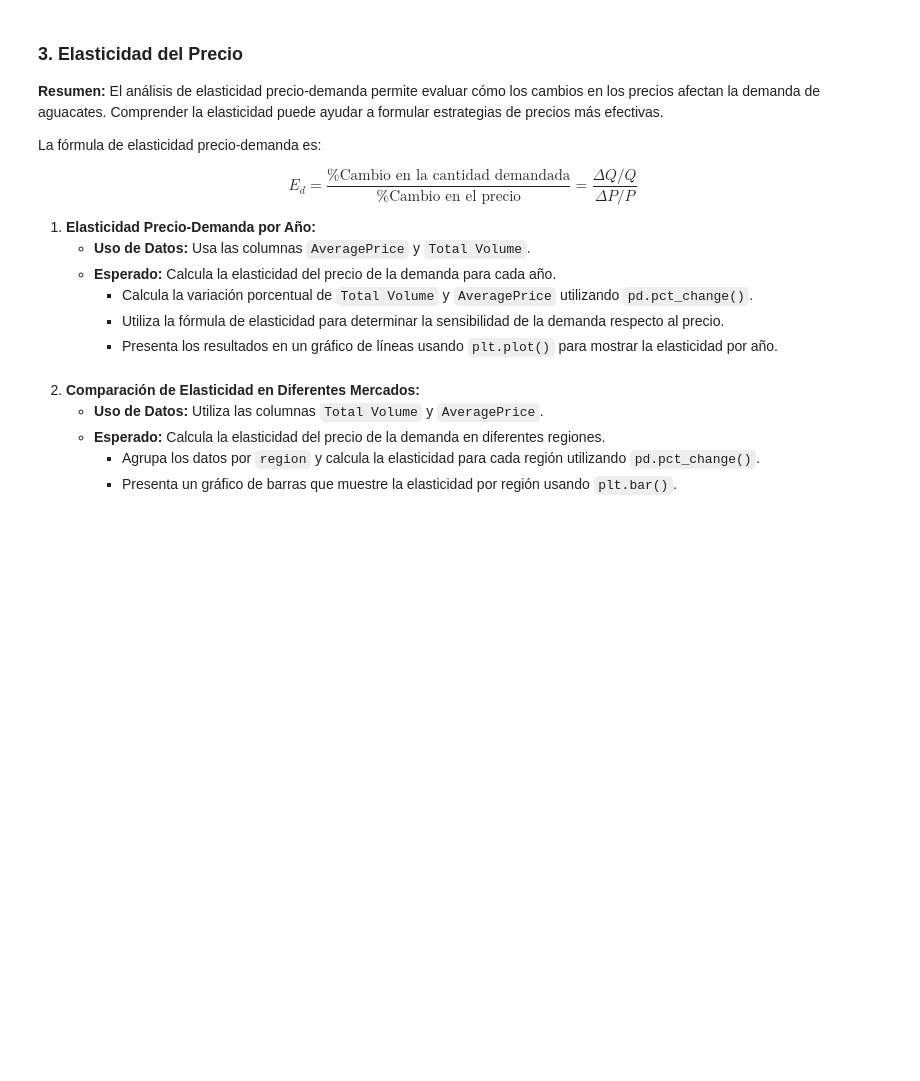
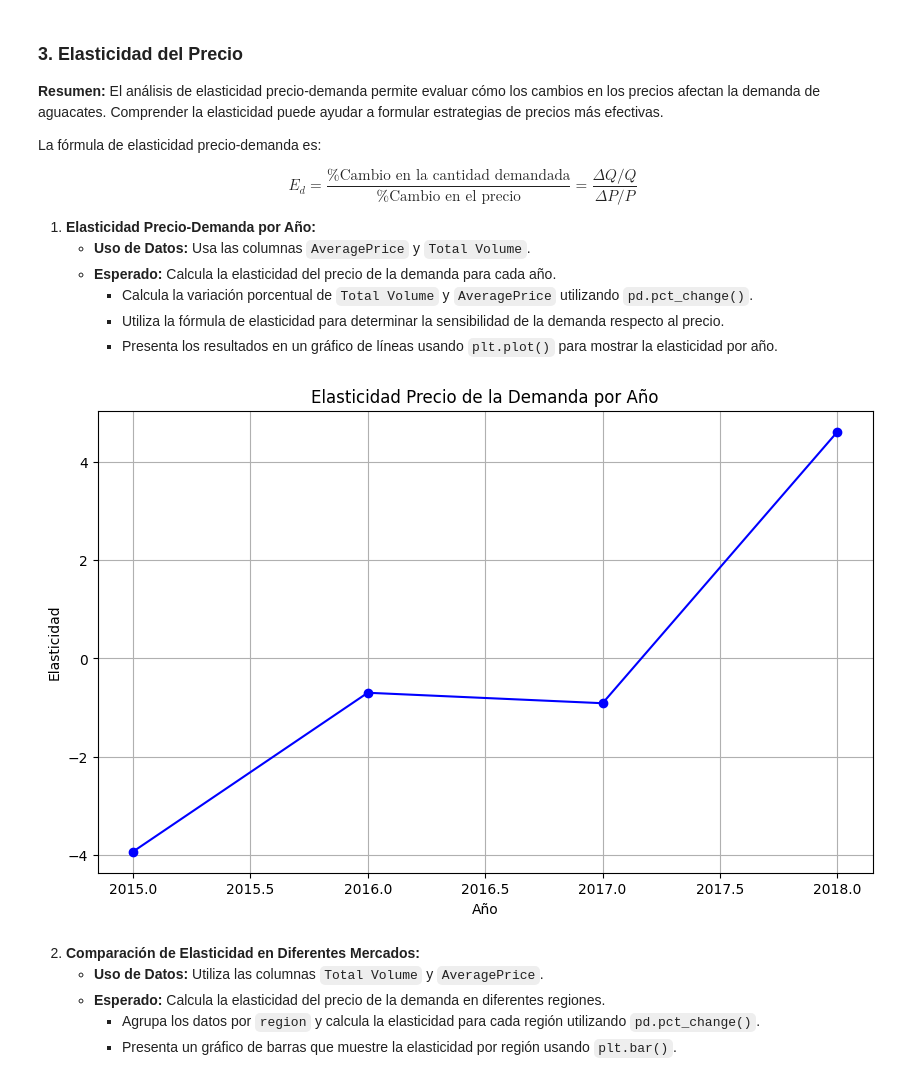
Before and after one commit to germanztz/data-science-uoc-avocado, a Jupyter notebook: german.ipynb, the cells around one changed output. Drawn from its saved outputs; the diff is of its cells as text; code cells hidden in the pictures; blank space fills up the shorter version.

```diff
--- a/german.ipynb
+++ b/german.ipynb
@@ -268,6 +276,31 @@ $$
      - Calcula la variación porcentual de `Total Volume` y `AveragePrice` utilizando `pd.pct_change()`.
      - Utiliza la fórmula de elasticidad para determinar la sensibilidad de la demanda respecto al precio.
      - Presenta los resultados en un gráfico de líneas usando `plt.plot()` para mostrar la elasticidad por año.
+# %%
+# Calcular la variación porcentual para Total Volume y AveragePrice
+avocado['Volume Change (%)'] = avocado['Total Volume'].pct_change()
+avocado['Price Change (%)'] = avocado['AveragePrice'].pct_change()
+
+# Calcular la elasticidad del precio de la demanda
+avocado['Elasticity'] = avocado['Volume Change (%)'] / avocado['Price Change (%)']
+
+# Limpieza de datos inf , -inf  y NaN
+avocado['Elasticity'] = avocado['Elasticity'].replace([float('inf'), float('-inf')], pd.NA).dropna()
+
+
+# Agrupar por año y calcular la elasticidad promedio por año
+avocado_elasticity_by_year = avocado.groupby('year')['Elasticity'].mean().reset_index()
+
+# Graficar la elasticidad por año
+plt.figure(figsize=(10, 6))
+plt.plot(avocado_elasticity_by_year['year'], avocado_elasticity_by_year['Elasticity'], marker='o', linestyle='-', color='b')
+plt.title('Elasticidad Precio de la Demanda por Año')
+plt.xlabel('Año')
+plt.ylabel('Elasticidad')
+plt.grid(True)
+plt.show()
+# %% [output]
+[figure, added]
 # %% [markdown]
 2. **Comparación de Elasticidad en Diferentes Mercados:**
    - **Uso de Datos:** Utiliza las columnas `Total Volume` y `AveragePrice`.
```
Also changed, not shown: parts of 3 cells of this notebook.
